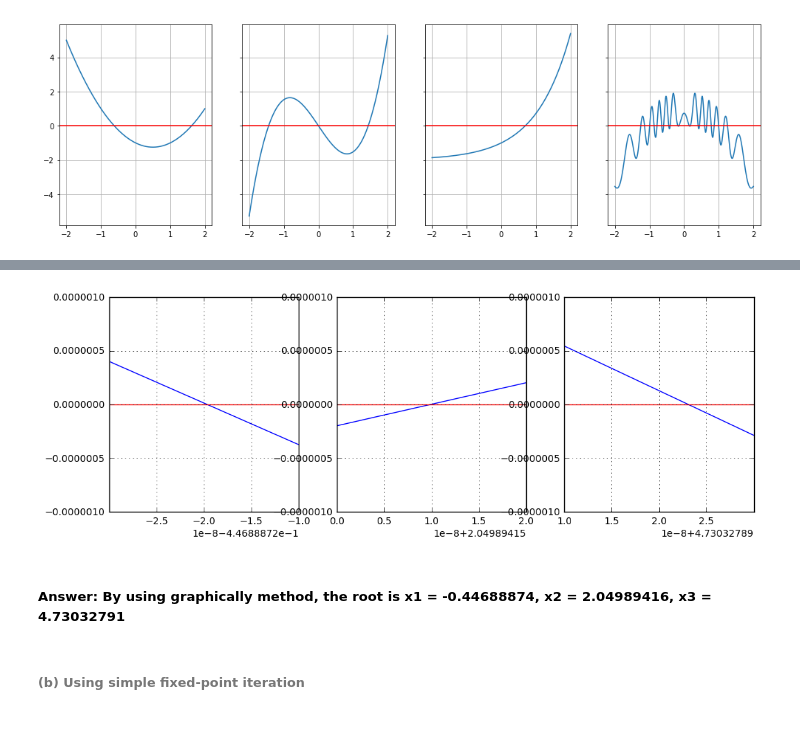
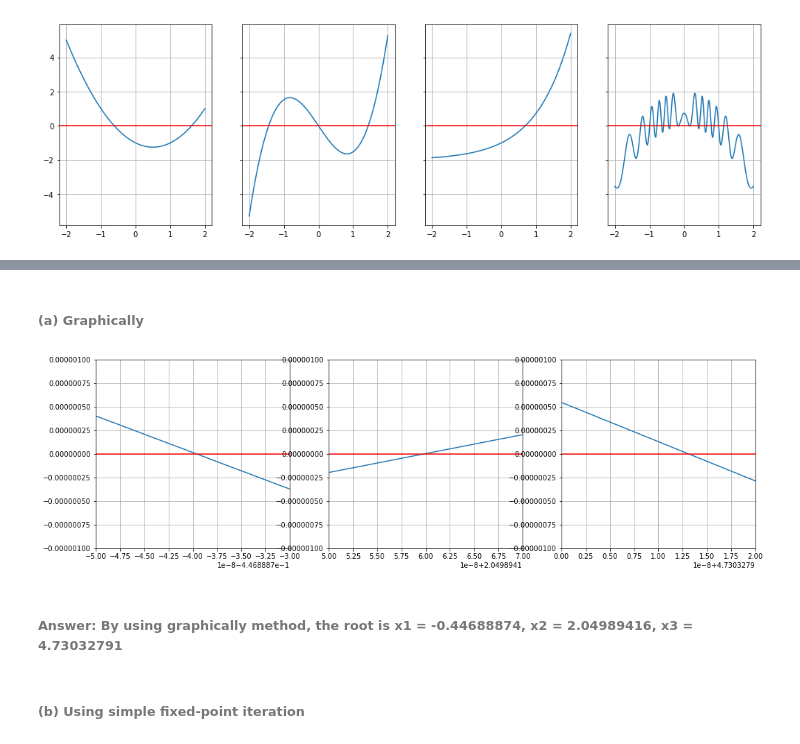
Before and after one commit to ChanhNguyen17/NumericalProblemSolving, a Jupyter notebook: Assignment 14 Review - Chanh Nguyen.ipynb, the cells around one changed output, grey strips where cells are left out. Drawn from its saved outputs; the diff is of its cells as text; code cells hidden in the pictures.

```diff
--- a/Assignment 14 Review - Chanh Nguyen.ipynb
+++ b/Assignment 14 Review - Chanh Nguyen.ipynb
@@ -67,30 +119,32 @@ axhline(0, color = 'r')
+# %% [markdown]
+###### (a) Graphically
 # %%
-fig, ax = subplots(1, 3, figsize = (12, 4))
+fig, ax = subplots(1, 3, figsize = (17, 5))
 
 sca(ax[0])
 plot(x, y)
 xlim([-0.44688875, -0.44688873])
 ylim([-0.000001, 0.000001])
 axhline(0, color = 'r')
 grid()
 
 sca(ax[1])
 plot(x, y)
 xlim([2.04989415, 2.04989417])
 ylim([-0.000001, 0.000001])
 axhline(0, color = 'r')
 grid()
 
 sca(ax[2])
 plot(x, y)
 xlim([4.73032790, 4.73032792])
 ylim([-0.000001, 0.000001])
 axhline(0, color = 'r')
 grid()
 # %% [output]
-[figure, old version]
+[figure, new version]
 # %% [markdown]
-##### Answer: By using graphically method, the root is x1 = -0.44688874, x2 = 2.04989416, x3 = 4.73032791
+###### Answer: By using graphically method, the root is x1 = -0.44688874, x2 = 2.04989416, x3 = 4.73032791
 # %%
 def fx(x):
     return (-13 - 20*x + 19*x**2)/(3*x**2)
```
Also changed, not shown: parts of 37 cells of this notebook, 1 other file.
